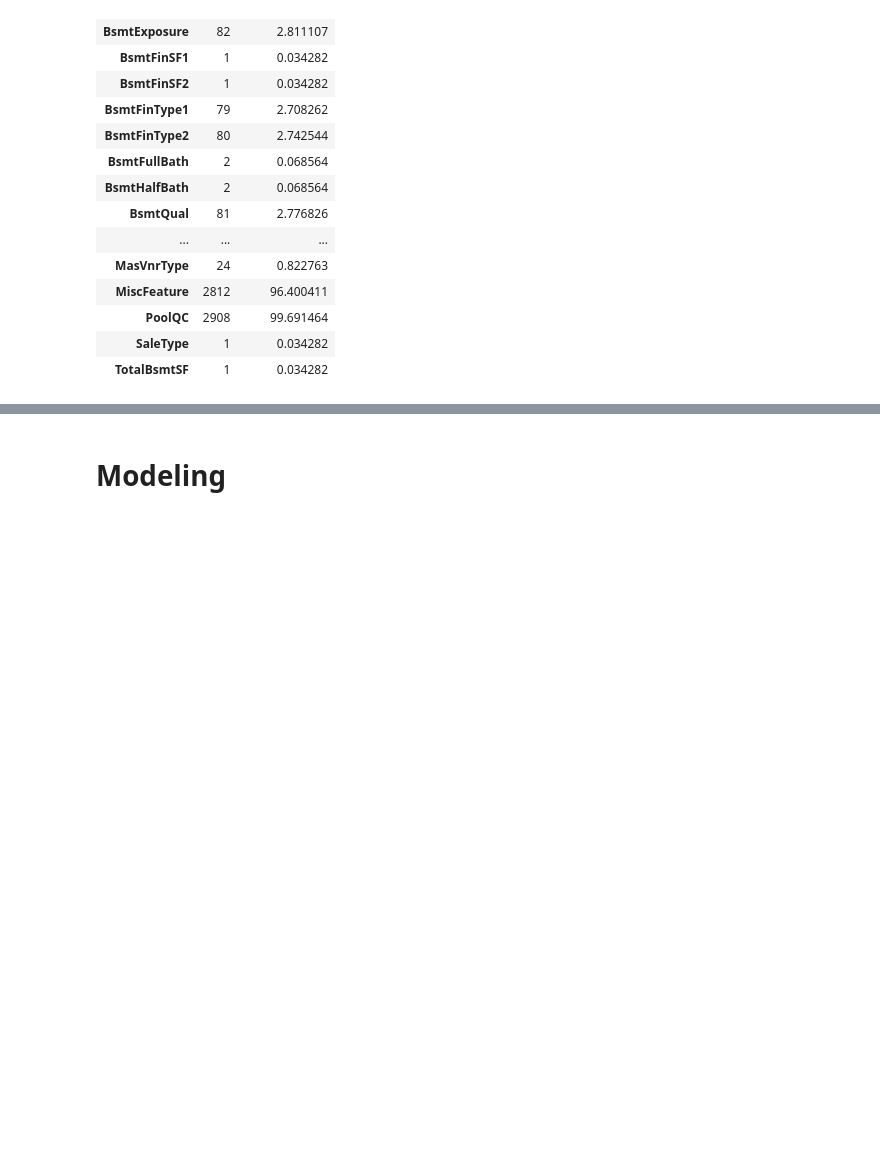
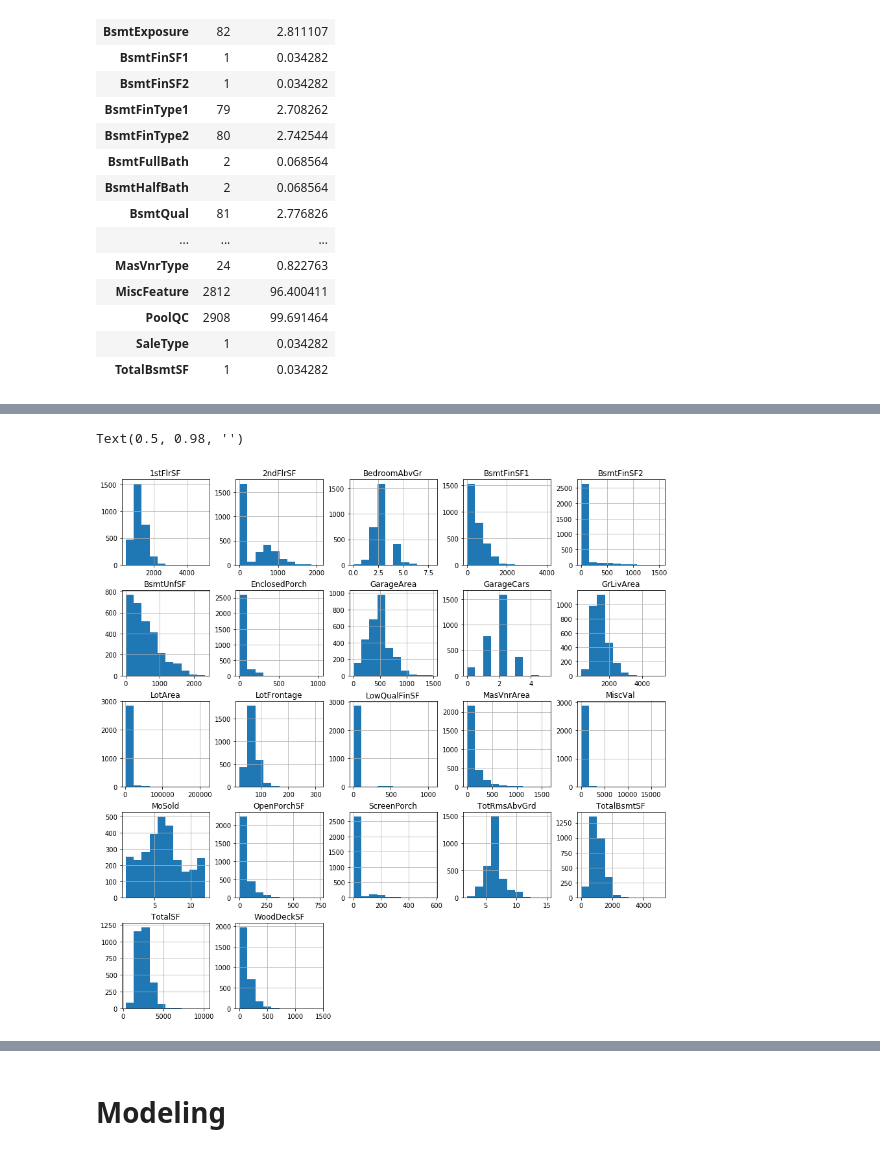
Before and after one commit to wowChelios/AmesHousing_ML, a Jupyter notebook: AmesProject.ipynb, the cells around one changed output, grey strips where cells are left out. Saved outputs shown, nothing was run; the diff lists cells and outputs as text; code cells hidden in the pictures; blank space fills up the shorter version.

```diff
--- a/AmesProject.ipynb
+++ b/AmesProject.ipynb
@@ -135,11 +115,5 @@ for col in ["MasVnrArea", "GarageYrBlt", "TotalBsmtSF", "BsmtFinSF1", "BsmtFinSF
 # %%
 # Fill NA with Median
 features_df["LotFrontage"] = features_df["LotFrontage"].fillna(np.median(features_df.loc[features_df["LotFrontage"].notnull(), "LotFrontage"]))
-# %%
-# Fill NA with Mode
-features_df["Electrical"] = features_df["Electrical"].fillna("SBrkr")
-features_df["MSZoning"] = features_df["MSZoning"].fillna("RL")
-features_df["Functional"] = features_df["Functional"].fillna("Typ")
-features_df["SaleType"] = features_df["SaleType"].fillna("WD")
 # %%
 # Change to str because of not ordinal
@@ -156,0 +126,12 @@ features_df["Pool"] = [1 if e != 0 else 0 for e in features_df["PoolArea"]]
+# %%
+num_features = list(features_df.dtypes[features_df.dtypes!='object'].index)
+# %%
+rm_lst = ['3SsnPorch', 'BsmtFullBath','BsmtHalfBath','Fireplaces','FullBath','GarageYrBlt','HalfBath','KitchenAbvGr',
+         'PoolArea','HouseAge','YearBuilt','YearRemodAdd','YrBtwRemod','YrSold']
+for e in rm_lst:
+    num_features.remove(e)
+features_df[num_features].hist(figsize=(15,15))
+plt.suptitle("")
+# %% [output]
+Text(0.5, 0.98, '')
+[figure, added]
```
Also changed, not shown: parts of 54 cells of this notebook, 8 other files.
